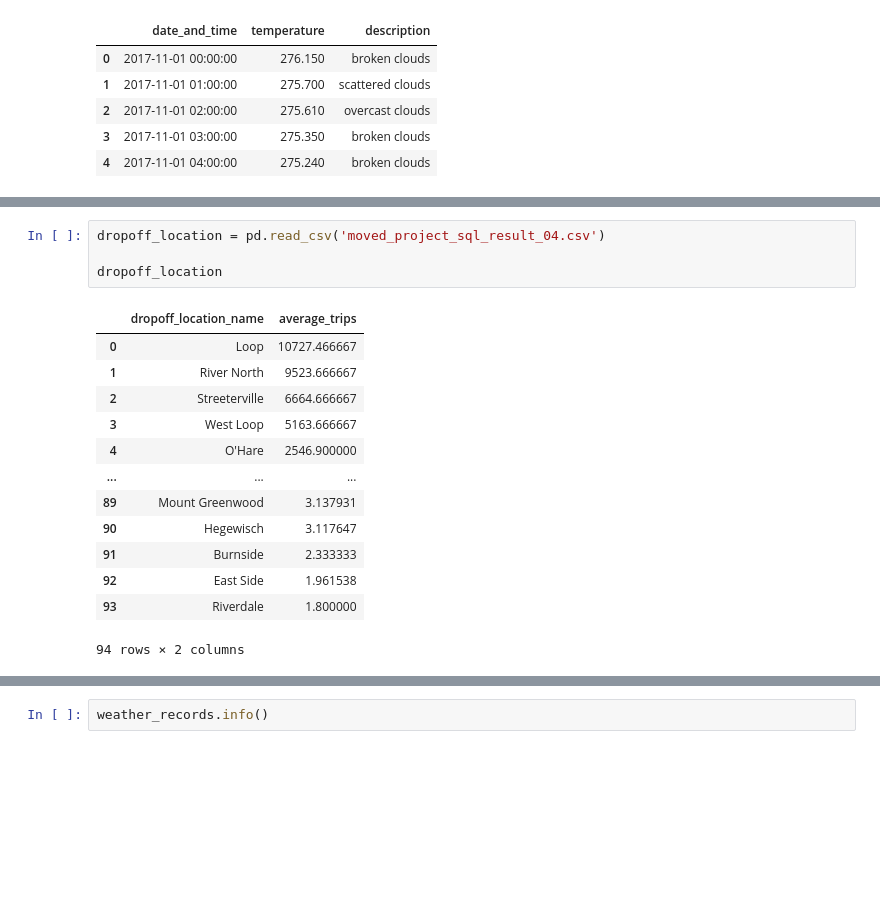
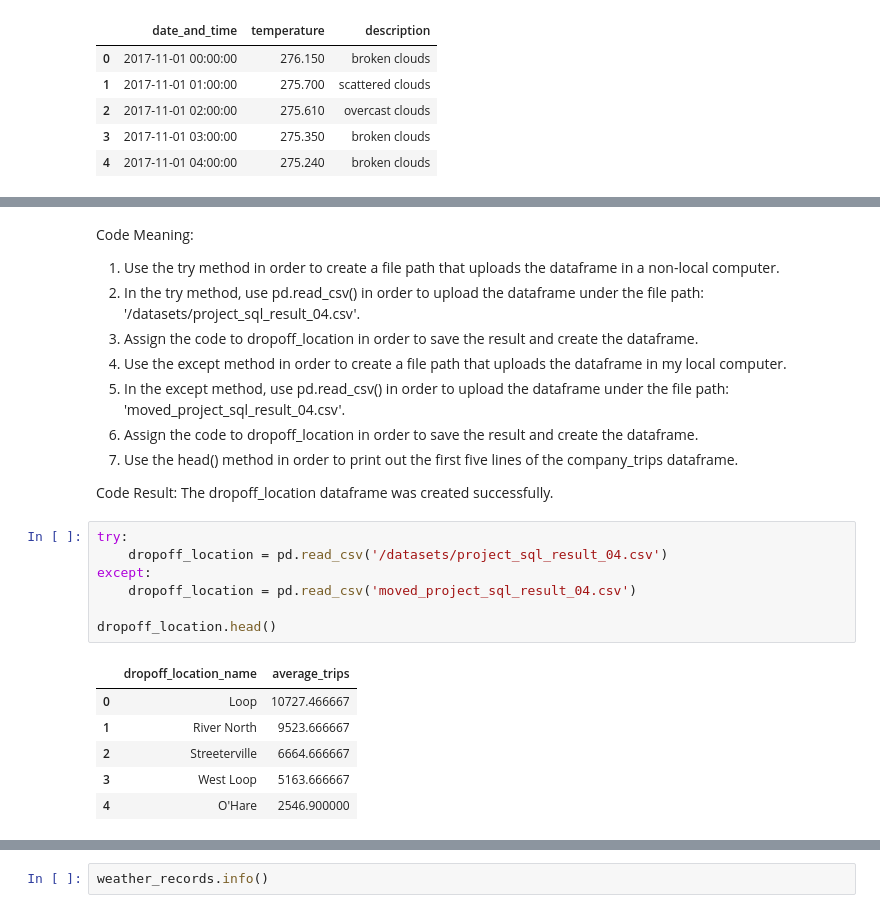
Before and after one commit to BLacuesta3/Sprint-6-Project, a Jupyter notebook: Sprint 6 Project.ipynb, the cells around one changed output, grey strips where cells are left out. Cells and saved outputs as stored; diff of their text form; blank space fills up the shorter version.

```diff
--- a/Sprint 6 Project.ipynb
+++ b/Sprint 6 Project.ipynb
@@ -59,21 +98,29 @@ company_trips.head()
 | 2 | Medallion Leasin | 10367 |
 | 3 | Yellow Cab | 9888 |
 | 4 | Taxi Affiliation Service Yellow | 9299 |
+# %% [markdown]
+Code Meaning:
+1) Use the try method in order to create a file path that uploads the dataframe in a non-local computer.
+2) In the try method, use pd.read_csv() in order to upload the dataframe under the file path: '/datasets/project_sql_result_04.csv'.
+3) Assign the code to dropoff_location in order to save the result and create the dataframe.
+4) Use the except method in order to create a file path that uploads the dataframe in my local computer.
+5) In the except method, use pd.read_csv() in order to upload the dataframe under the file path: 'moved_project_sql_result_04.csv'.
+6) Assign the code to dropoff_location in order to save the result and create the dataframe.
+7) Use the head() method in order to print out the first five lines of the company_trips dataframe.
+
+Code Result:
+The dropoff_location dataframe was created successfully.
 # %%
-dropoff_location = pd.read_csv('moved_project_sql_result_04.csv')
+try:
+    dropoff_location = pd.read_csv('/datasets/project_sql_result_04.csv')
+except:
+    dropoff_location = pd.read_csv('moved_project_sql_result_04.csv')
 
-dropoff_location
+dropoff_location.head()
 # %% [output]
 |  | dropoff_location_name | average_trips |
 | 0 | Loop | 10727.466667 |
 | 1 | River North | 9523.666667 |
 | 2 | Streeterville | 6664.666667 |
 | 3 | West Loop | 5163.666667 |
 | 4 | O'Hare | 2546.900000 |
-| ... | ... | ... |
-| 89 | Mount Greenwood | 3.137931 |
-| 90 | Hegewisch | 3.117647 |
-| 91 | Burnside | 2.333333 |
-| 92 | East Side | 1.961538 |
-| 93 | Riverdale | 1.800000 |
-94 rows × 2 columns
```
Also changed, not shown: parts of 33 cells of this notebook.
